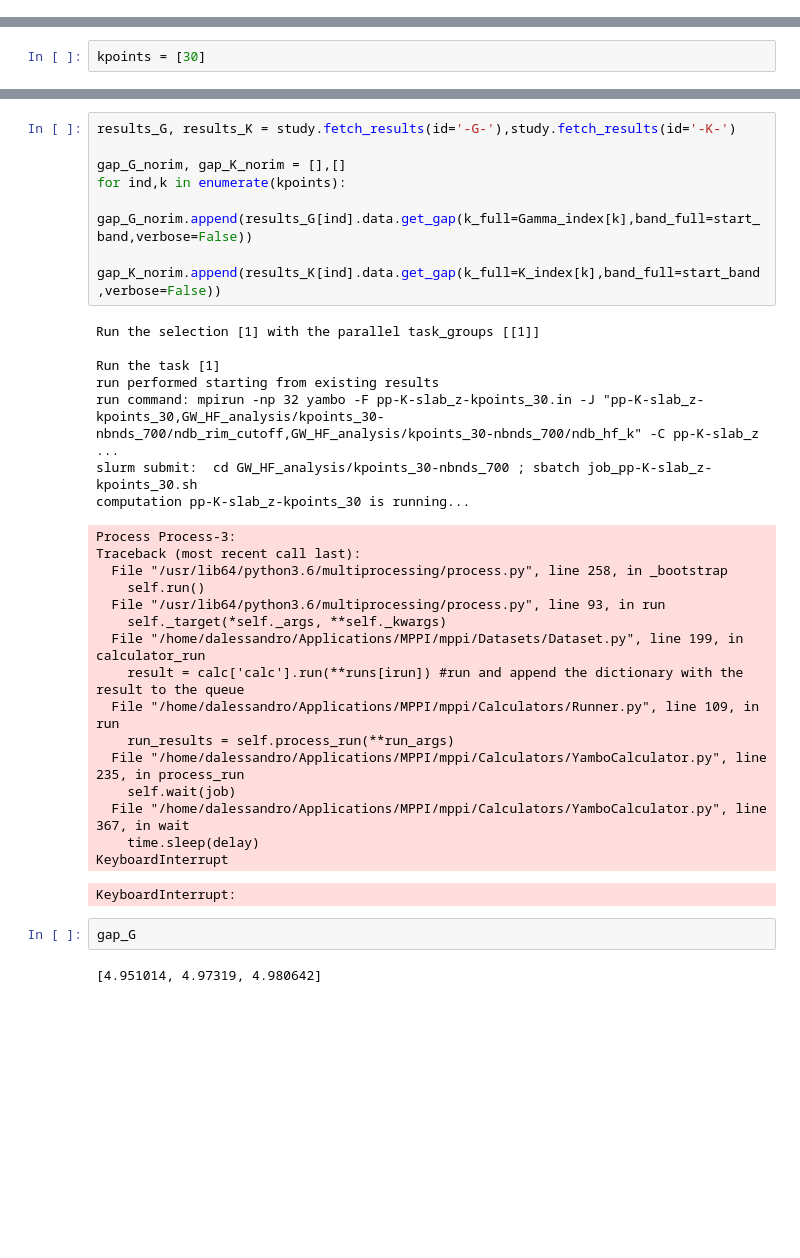
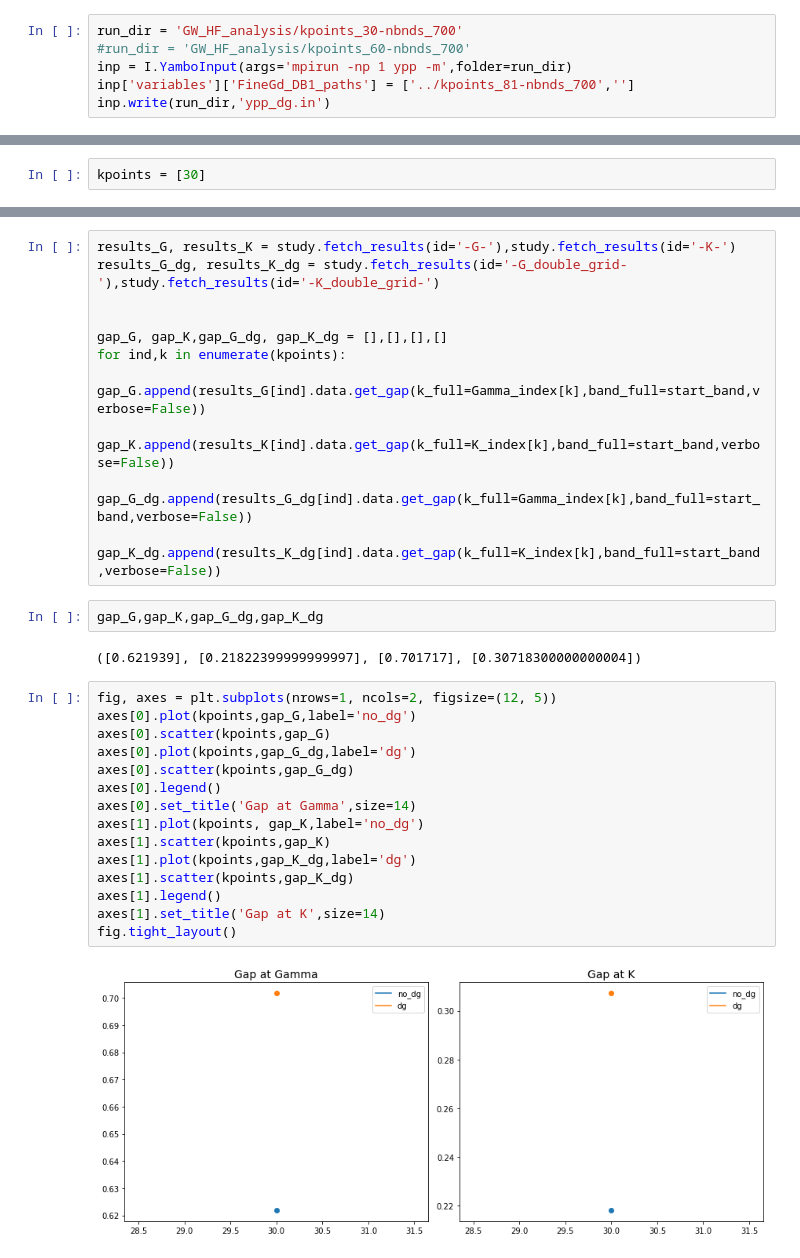
Before and after one commit to marcodalessandro76/Germanene, a Jupyter notebook: GW_Analysis_new.ipynb, the cells around one changed output, grey strips where cells are left out. Drawn from its saved outputs; the diff is of its cells as text; blank space fills up the shorter version.

```diff
--- a/GW_Analysis_new.ipynb
+++ b/GW_Analysis_new.ipynb
@@ -528,0 +531,6 @@ be performed later.
+# %%
+run_dir = 'GW_HF_analysis/kpoints_30-nbnds_700'
+#run_dir = 'GW_HF_analysis/kpoints_60-nbnds_700'
+inp = I.YamboInput(args='mpirun -np 1 ypp -m',folder=run_dir)
+inp['variables']['FineGd_DB1_paths'] = ['../kpoints_81-nbnds_700','']
+inp.write(run_dir,'ypp_dg.in')
@@ -610,35 +641,32 @@ KeyboardInterrupt
 # %%
 results_G, results_K = study.fetch_results(id='-G-'),study.fetch_results(id='-K-')
+results_G_dg, results_K_dg = study.fetch_results(id='-G_double_grid-'),study.fetch_results(id='-K_double_grid-')
 
-gap_G_norim, gap_K_norim = [],[]
+
+gap_G, gap_K,gap_G_dg, gap_K_dg = [],[],[],[]
 for ind,k in enumerate(kpoints):
-    gap_G_norim.append(results_G[ind].data.get_gap(k_full=Gamma_index[k],band_full=start_band,verbose=False))
-    gap_K_norim.append(results_K[ind].data.get_gap(k_full=K_index[k],band_full=start_band,verbose=False))
+    gap_G.append(results_G[ind].data.get_gap(k_full=Gamma_index[k],band_full=start_band,verbose=False))
+    gap_K.append(results_K[ind].data.get_gap(k_full=K_index[k],band_full=start_band,verbose=False))
+    gap_G_dg.append(results_G_dg[ind].data.get_gap(k_full=Gamma_index[k],band_full=start_band,verbose=False))
+    gap_K_dg.append(results_K_dg[ind].data.get_gap(k_full=K_index[k],band_full=start_band,verbose=False))
-# %% [output]
-Run the selection [1] with the parallel task_groups [[1]]
-
-Run the task [1]
-run performed starting from existing results
-run command: mpirun -np 32 yambo -F pp-K-slab_z-kpoints_30.in -J "pp-K-slab_z-kpoints_30,GW_HF_analysis/kpoints_30-nbnds_700/ndb_rim_cutoff,GW_HF_analysis/kpoints_30-nbnds_700/ndb_hf_k" -C pp-K-slab_z ...
-slurm submit:  cd GW_HF_analysis/kpoints_30-nbnds_700 ; sbatch job_pp-K-slab_z-kpoints_30.sh
-computation pp-K-slab_z-kpoints_30 is running...
-Process Process-3:
-Traceback (most recent call last):
-  File "/usr/lib64/python3.6/multiprocessing/process.py", line 258, in _bootstrap
-    self.run()
-  File "/usr/lib64/python3.6/multiprocessing/process.py", line 93, in run
-    self._target(*self._args, **self._kwargs)
-  File "/home/dalessandro/Applications/MPPI/mppi/Datasets/Dataset.py", line 199, in calculator_run
-    result = calc['calc'].run(**runs[irun]) #run and append the dictionary with the result to the queue
-  File "/home/dalessandro/Applications/MPPI/mppi/Calculators/Runner.py", line 109, in run
-    run_results = self.process_run(**run_args)
-  File "/home/dalessandro/Applications/MPPI/mppi/Calculators/YamboCalculator.py", line 235, in process_run
-    self.wait(job)
-  File "/home/dalessandro/Applications/MPPI/mppi/Calculators/YamboCalculator.py", line 367, in wait
-    time.sleep(delay)
-KeyboardInterrupt
-KeyboardInterrupt:
-# %%
-gap_G
-# %% [output]
-[4.951014, 4.97319, 4.980642]
+# %%
+gap_G,gap_K,gap_G_dg,gap_K_dg
+# %% [output]
+([0.621939], [0.21822399999999997], [0.701717], [0.30718300000000004])
+# %%
+fig, axes = plt.subplots(nrows=1, ncols=2, figsize=(12, 5))
+axes[0].plot(kpoints,gap_G,label='no_dg')
+axes[0].scatter(kpoints,gap_G)
+axes[0].plot(kpoints,gap_G_dg,label='dg')
+axes[0].scatter(kpoints,gap_G_dg)
+axes[0].legend()
+axes[0].set_title('Gap at Gamma',size=14)
+axes[1].plot(kpoints, gap_K,label='no_dg')
+axes[1].scatter(kpoints,gap_K)
+axes[1].plot(kpoints,gap_K_dg,label='dg')
+axes[1].scatter(kpoints,gap_K_dg)
+axes[1].legend()
+axes[1].set_title('Gap at K',size=14)
+fig.tight_layout()
+# %% [output]
+[figure, added]
```
Also changed, not shown: parts of 7 cells of this notebook.
